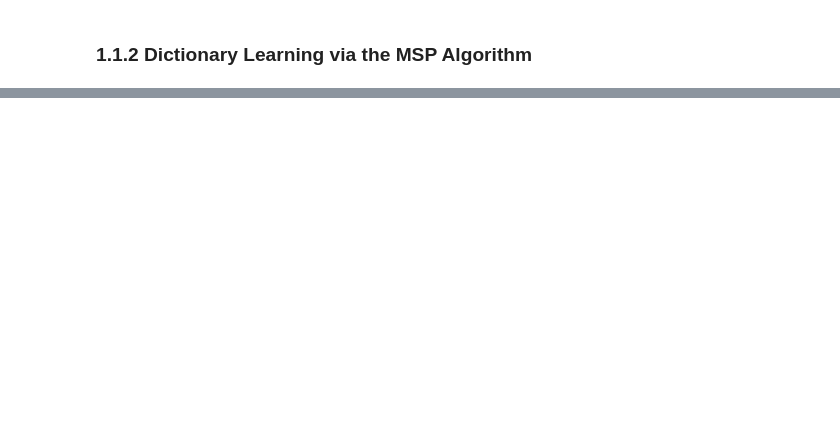
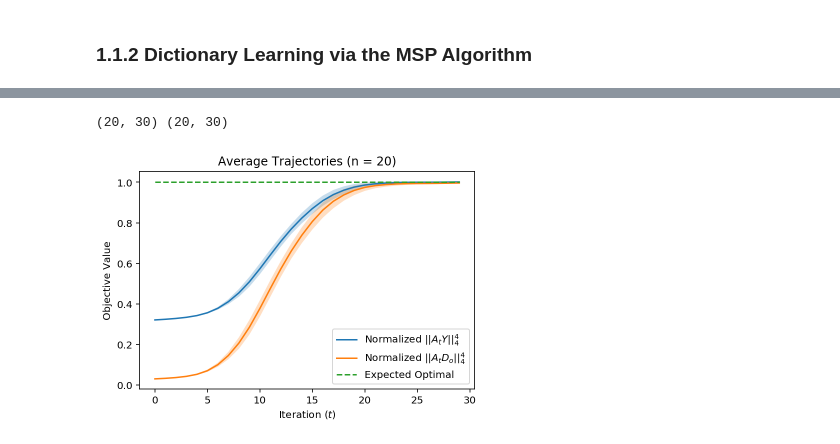
Before and after one commit to hermish/research-scratch, a Jupyter notebook: dictionary-learning/results.ipynb, the cells around one changed output, grey strips where cells are left out. Saved outputs shown, nothing was run; the diff lists cells and outputs as text; code cells hidden in the pictures; blank space fills up the shorter version.

Commit message:
Average multiple runs

```diff
--- a/dictionary-learning/results.ipynb
+++ b/dictionary-learning/results.ipynb
@@ -90,0 +114,34 @@ plt.show()
+# %%
+print(observation_matches.shape, true_matches.shape)
+
+observation_means = observation_matches.mean(axis=0)
+observation_errs = np.std(observation_matches, axis=0)
+true_means = true_matches.mean(axis=0)
+true_errs = np.std(true_matches, axis=0)
+# %% [output]
+(20, 30) (20, 30)
+# %%
+scale = np.arange(ITERATIONS)
+
+plt.plot(scale, observation_means)
+plt.fill_between(
+    scale,
+    observation_means - observation_errs,
+    observation_means + observation_errs,
+    alpha=0.25)
+plt.plot(scale, true_means)
+
+plt.fill_between(
+    scale,
+    true_means - true_errs,
+    true_means + true_errs,
+    alpha=0.25)
+plt.plot(scale, np.ones(ITERATIONS), linestyle='--')
+
+plt.title('Average Trajectories (n = {})'.format(REPITITIONS))
+plt.xlabel('Iteration ($t$)')
+plt.ylabel('Objective Value')
+plt.legend(['Normalized $|| A_t Y||_4^4$', 'Normalized $|| A_t D_o||_4^4$', 'Expected Optimal'])
+plt.show()
+# %% [output]
+[figure, added]
```
Also changed, not shown: parts of 5 cells of this notebook.
